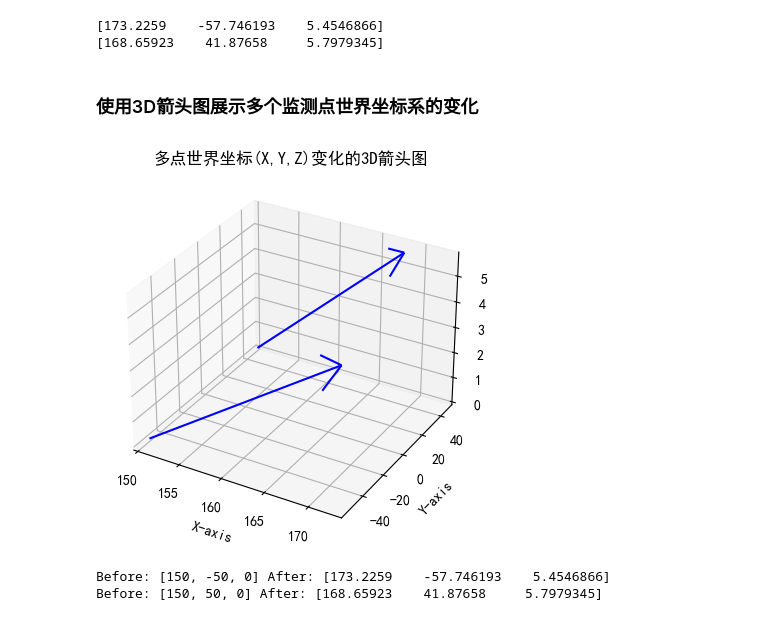
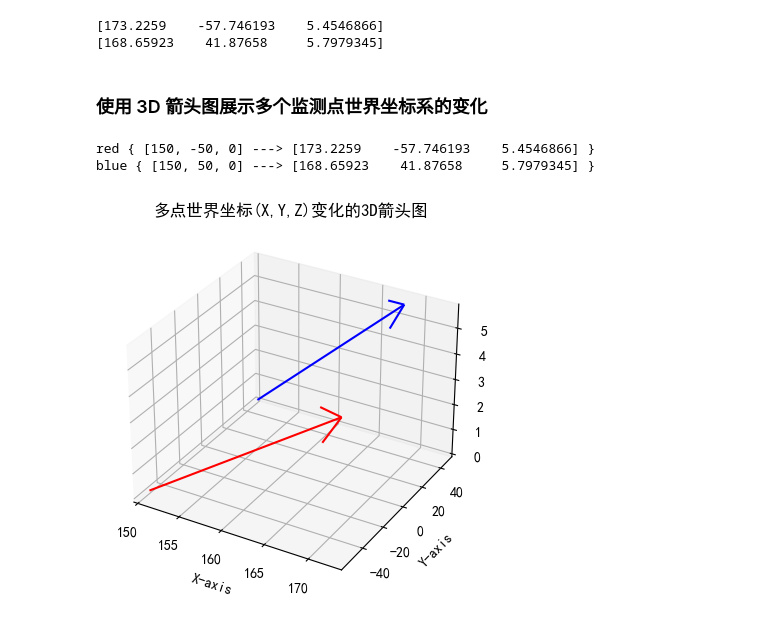
Before and after one commit to hhrwvyy5654v/UAV-Close-Range-Photogrammetry-To-Monitor-Landslide-Deformation, a Jupyter notebook: All.ipynb, the cells around one changed output. Cells and saved outputs as stored; diff of their text form; code cells hidden in the pictures.

Commit message:
add color to the arrow chart

```diff
--- a/All.ipynb
+++ b/All.ipynb
@@ -394,7 +410,7 @@ rvec1, tvec1 = camera_poses[0]
 rvec2, tvec2 = camera_poses[1]
 # %%
 # 从csv文件中提取指定要求的坐标
-def extract_data(csv_name: str,image_A,image_B,id):
+def extract_data(csv_name: str, image_A, image_B, id):
     result = []
     with open(csv_name, 'r') as file:
         reader = csv.DictReader(file)
@@ -404,6 +420,8 @@ def extract_data(csv_name: str,image_A,image_B,id):
     return result
 
 # 三角测量法将像素坐标转换为世界坐标
+
+
 def pixel_to_world(pixel_coord):
     world_coord = triangulate_points(
         np.array([pixel_coord[0]], dtype=np.float32),
@@ -413,14 +431,17 @@ def pixel_to_world(pixel_coord):
     print(world_coord)
     return world_coord
 
+
 # 传入不同的ArUco的id进行验证
-CompareId4=pixel_to_world(extract_data(CSV_Name,Image_A,Image_B,'4'))  #id[4]
-CompareId5=pixel_to_world(extract_data(CSV_Name,Image_A,Image_B,'5'))   #id[5]
+CompareId4 = pixel_to_world(extract_data(
+    CSV_Name, Image_A, Image_B, '4'))  # id[4]
+CompareId5 = pixel_to_world(extract_data(
+    CSV_Name, Image_A, Image_B, '5'))  # id[5]
 # %% [output]
 [173.2259    -57.746193    5.4546866]
 [168.65923    41.87658     5.7979345]
-# %% [markdown]
-### 使用3D箭头图展示多个监测点世界坐标系的变化
+# %% [markdown]
+### 使用 3D 箭头图展示多个监测点世界坐标系的变化
 # %%
 # 导包
 import numpy as np
@@ -439,43 +460,44 @@ points = [
 fig = plt.figure()
 ax = fig.add_subplot(111, projection='3d')
 
+# 颜色列表
+colors = ['red', 'blue', 'green', 'yellow', 'black', 'white',
+          'gray', 'cyan', 'magenta', 'orange', 'pink', 'purple', 'brown']
+
 # 绘制箭头
-for point in points:
+for i, point in enumerate(points):
     x_before, y_before, z_before = point['before']
     x_after, y_after, z_after = point['after']
     dx = x_after - x_before
     dy = y_after - y_before
     dz = z_after - z_before
     ax.quiver(x_before, y_before, z_before, dx, dy,
-              dz, color='b', arrow_length_ratio=0.1)
+              dz, color=colors[i % len(colors)], arrow_length_ratio=0.1)
+    print(colors[i % len(colors)],"{",point['before'],"--->",point['after'],"}")
 
 # 设置坐标轴标签
 ax.set_xlabel('X-axis')
 ax.set_ylabel('Y-axis')
 ax.set_zlabel('Z-axis')
 
 # 设置标题
 ax.set_title('多点世界坐标(X,Y,Z)变化的3D箭头图')
 
 # 设置坐标轴范围
 all_x = [point['before'][0]
          for point in points] + [point['after'][0] for point in points]
 all_y = [point['before'][1]
          for point in points] + [point['after'][1] for point in points]
 all_z = [point['before'][2]
          for point in points] + [point['after'][2] for point in points]
 
 ax.set_xlim(min(all_x), max(all_x))
 ax.set_ylim(min(all_y), max(all_y))
 ax.set_zlim(min(all_z), max(all_z))
 
 # 显示图形
 plt.show()
-
-# 打印对应点的世界坐标的前后变化
-for point in points:
-    print("Before:",point['before'],"After:",point['after'])
 # %% [output]
+red { [150, -50, 0] ---> [173.2259    -57.746193    5.4546866] }
+blue { [150, 50, 0] ---> [168.65923    41.87658     5.7979345] }
-[figure, old version]
+[figure, new version]
-Before: [150, -50, 0] After: [173.2259    -57.746193    5.4546866]
-Before: [150, 50, 0] After: [168.65923    41.87658     5.7979345]
```
Also changed, not shown: parts of 6 cells of this notebook, 1 other file.
